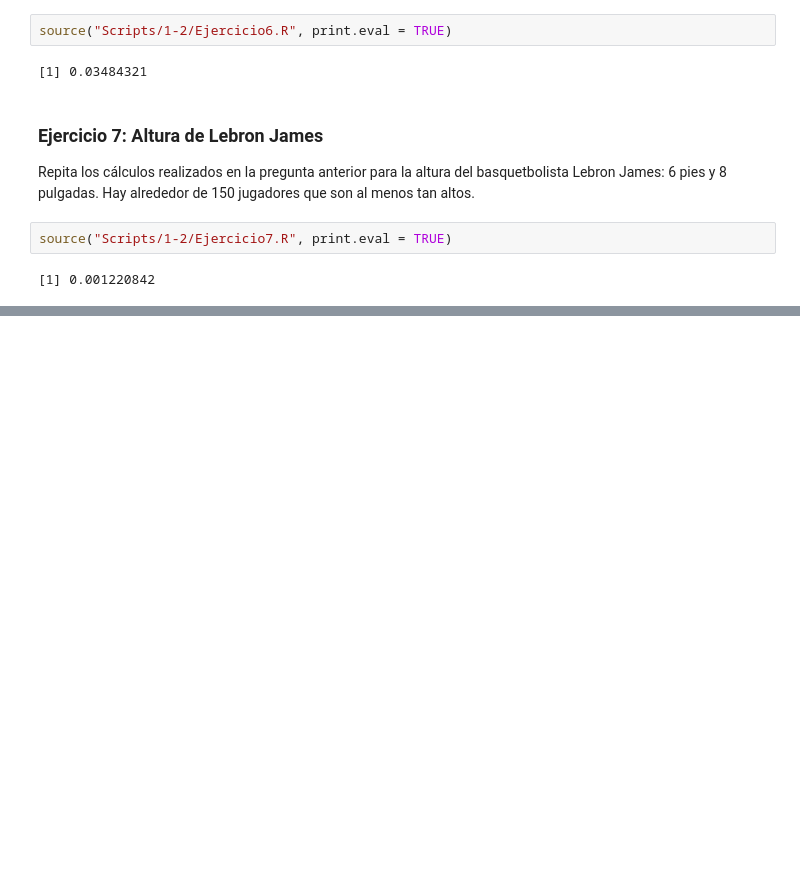
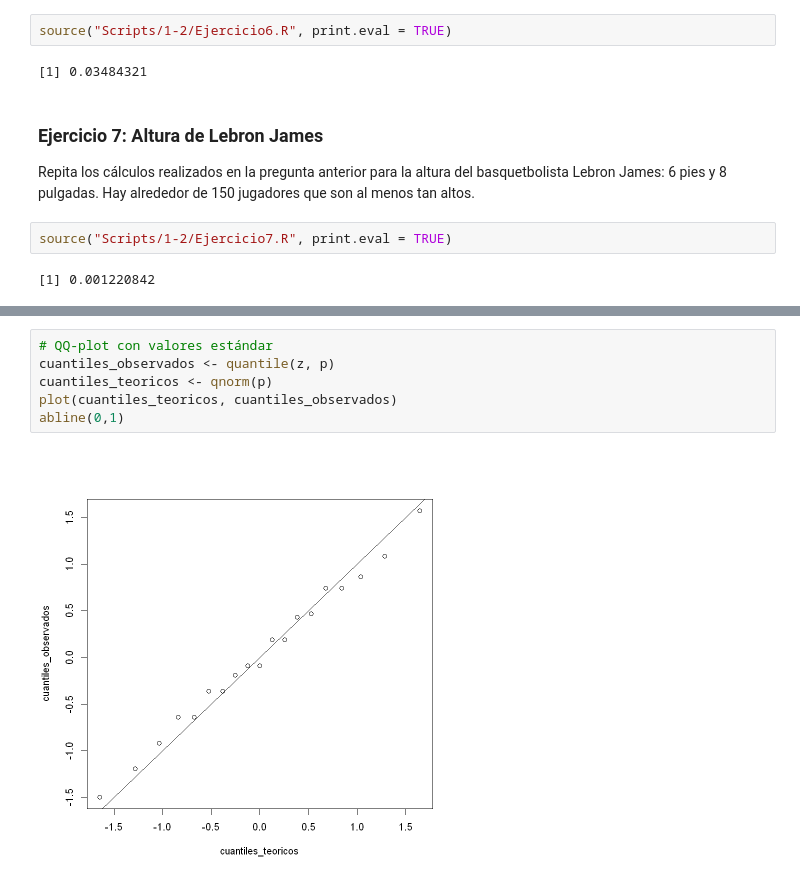
Before and after one commit to RaymundoSGlz/Data-Visualization, a Jupyter notebook: Introduction to Data Visualization and Distributions.ipynb, the cells around one changed output, grey strips where cells are left out. Saved outputs shown, nothing was run; the diff lists cells and outputs as text; blank space fills up the shorter version.

```diff
--- a/Introduction to Data Visualization and Distributions.ipynb
+++ b/Introduction to Data Visualization and Distributions.ipynb
@@ -422,0 +545,8 @@ source("Scripts/1-2/Ejercicio7.R", print.eval = TRUE)
+# %%
+# QQ-plot con valores estándar
+cuantiles_observados <- quantile(z, p)
+cuantiles_teoricos <- qnorm(p)
+plot(cuantiles_teoricos, cuantiles_observados)
+abline(0,1)
+# %% [output]
+[figure, added]
```
Also changed, not shown: parts of 45 cells of this notebook, 9 other files.
